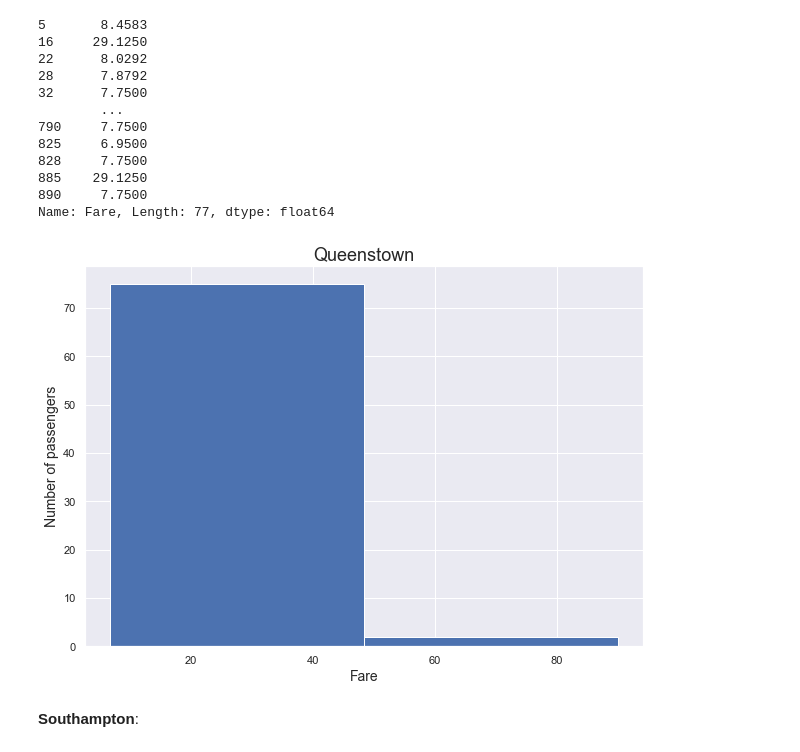
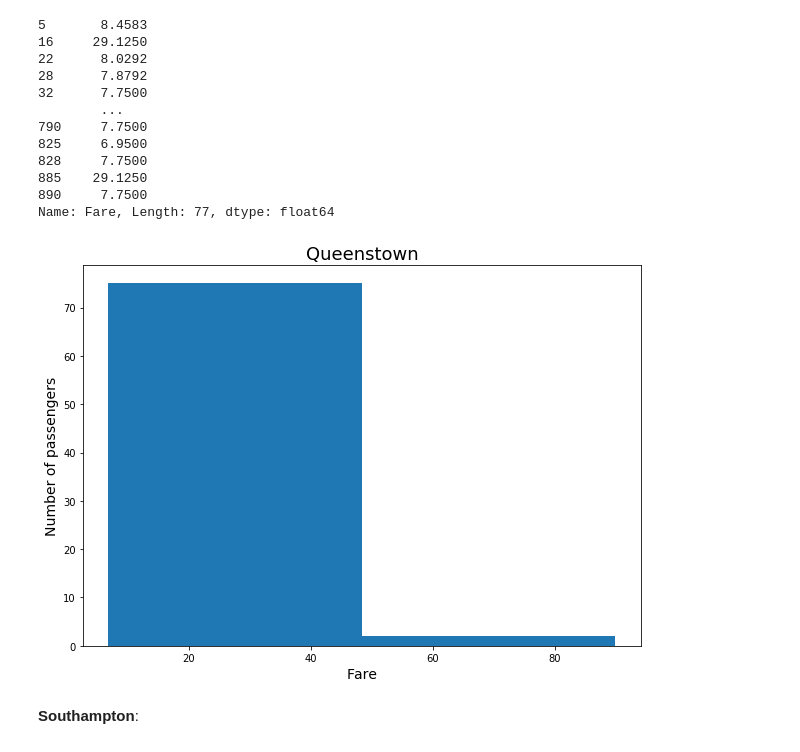
Before and after one commit to khaykingleb/DA_Seminars_and_Homework, a Jupyter notebook: hw1/hw1.ipynb, the cells around one changed output. Cells and saved outputs as stored; diff of their text form; code cells hidden in the pictures.

```diff
--- a/hw1/hw1.ipynb
+++ b/hw1/hw1.ipynb
@@ -624,7 +623,6 @@ cherbourg_fare
 889    30.0000
 Name: Fare, Length: 168, dtype: float64
 # %%
-sns.set(color_codes=True)
 plt.figure(figsize=(10,7))
 plt.hist(cherbourg_fare, bins=4)
 plt.xlabel("Fare", fontsize=14)
@@ -652,15 +650,14 @@ queenstown_fare
 890     7.7500
 Name: Fare, Length: 77, dtype: float64
 # %%
-sns.set(color_codes=True)
 plt.figure(figsize=(10,7))
 plt.hist(queenstown_fare, bins=2)
 plt.xlabel("Fare", fontsize=14)
 plt.ylabel("Number of passengers", fontsize=14)
 plt.title("Queenstown", fontsize=18)
 plt.show()
 # %% [output]
-[figure, old version]
+[figure, new version]
 # %% [markdown]
 __Southampton__:
 # %%
```
Also changed, not shown: parts of 56 cells of this notebook.
